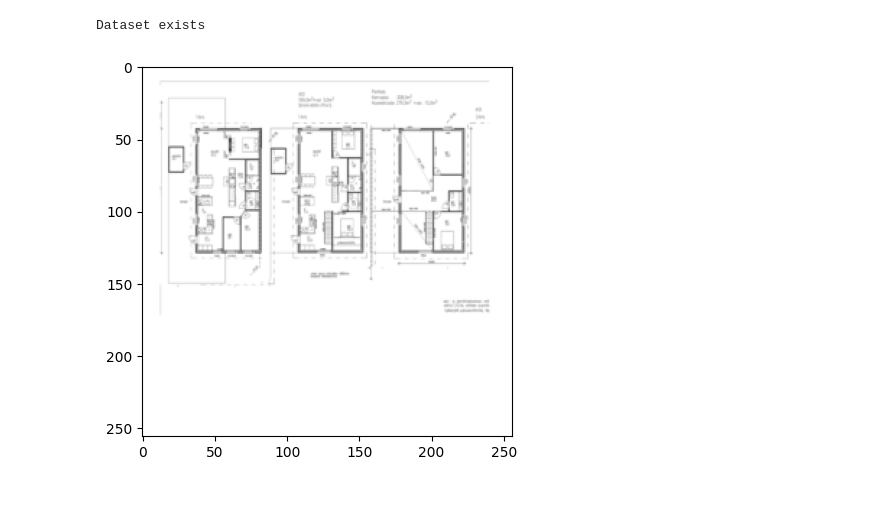
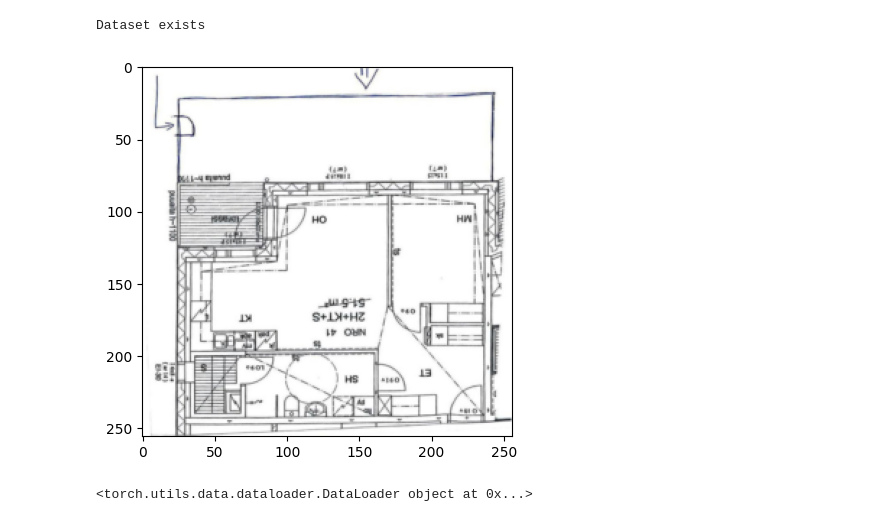
Before and after one commit to suleman12344/Final_YearProject, a Jupyter notebook: Model/finalYear.ipynb, the cells around one changed output. Cells and saved outputs as stored; diff of their text form; code cells hidden in the pictures.

```diff
--- a/Model/finalYear.ipynb
+++ b/Model/finalYear.ipynb
@@ -48,7 +23,7 @@ Dataset exists
 import torch
 from torch.utils.data import Dataset, DataLoader
 from torchvision import transforms
-import os
+
 from PIL import Image
 
 class FloorplanDataset(Dataset):
@@ -69,6 +44,7 @@ class FloorplanDataset(Dataset):
         self.image_files = []
         for folder in folders:
             folder_path = base_dir+folder#os.path.join(base_dir, folder)
+
             self.image_files += [os.path.join(folder_path, f) for f in os.listdir(folder_path) if f.endswith(('.png', '.jpg', '.jpeg'))]
 
     def __len__(self):
@@ -81,13 +57,16 @@ class FloorplanDataset(Dataset):
         if self.transform:
             image = self.transform(image)
 
-        return image
+        # Center crop the image to a fixed size after applying the transforms
+        image = transforms.CenterCrop((256, 256))(image)  # Ensure consistent size
+
+        return image, 0
 
 # Define transformations
 transform = transforms.Compose([
     transforms.Resize((256, 256)),
     transforms.ToTensor(),
-    transforms.Normalize((0.5, 0.5, 0.5), (0.5, 0.5, 0.5))
+    transforms.Normalize([0.5], [0.5])  # Normalize to [-1, 1]
 ])
 # %%
 train_path = "/content/drive/MyDrive/cubicasa5k/train.txt"
@@ -99,8 +78,8 @@ val_dataset = FloorplanDataset(txt_file=val_path, base_dir=DATASET_PATH, transfo
 # %%
 from matplotlib import pyplot as plt
 
-sample_image = train_dataset[0]  # Get the first image
+sample_image, _ = train_dataset[100]  # Unpack the tuple
 plt.imshow(sample_image.permute(1, 2, 0) * 0.5 + 0.5)  # Unnormalize for visualization
 plt.show()
 # %% [output]
-[figure, old version]
+[figure, new version]
@@ -107,2 +99,8 @@ plt.show()
+# %%
+train_loader = DataLoader(train_dataset, batch_size=batch_size, shuffle=True)
+print(train_loader)
+val_loader = DataLoader(val_dataset, batch_size=batch_size, shuffle=False)
+# %% [output]
+<torch.utils.data.dataloader.DataLoader object at 0x...>
 # %%
 import torch.nn as nn
```
Also changed, not shown: parts of 9 cells of this notebook.
